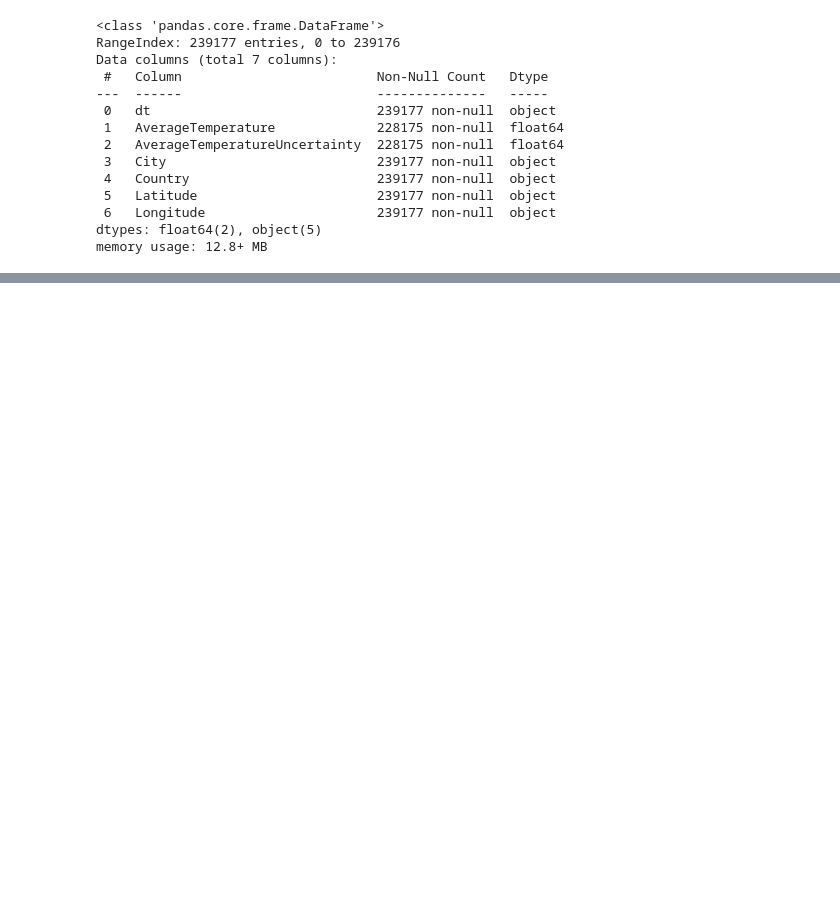
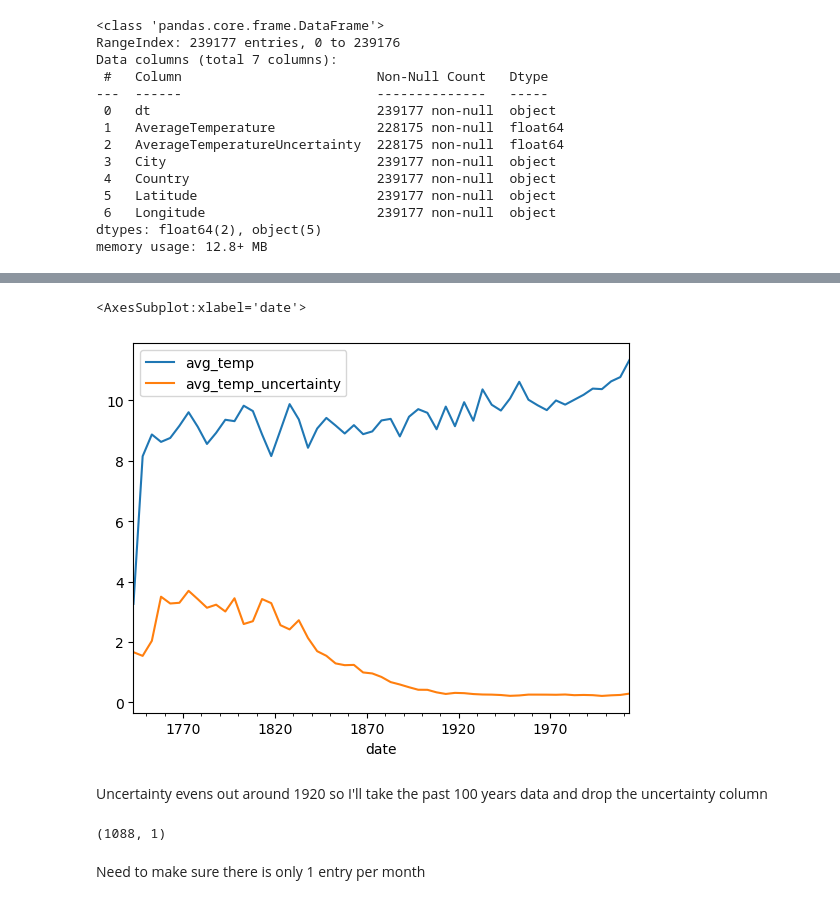
Before and after one commit to stephen-c-perry/time-series-1-day-project, a Jupyter notebook: scratch.ipynb, the cells around one changed output, grey strips where cells are left out. Cells and saved outputs as stored; diff of their text form; code cells hidden in the pictures; blank space fills up the shorter version.

```diff
--- a/scratch.ipynb
+++ b/scratch.ipynb
@@ -96,0 +168,8 @@ AverageTemperature Uncertainty?
+# %%
+#resample for every 2 years and plot
+df.resample('5Y').mean().plot()
+# %% [output]
+<AxesSubplot:xlabel='date'>
+[figure, added]
+# %% [markdown]
+Uncertainty evens out around 1920 so I'll take the past 100 years data and drop the uncertainty column
@@ -96,0 +180,6 @@ AverageTemperature Uncertainty?
+# %%
+df.shape
+# %% [output]
+(1088, 1)
+# %% [markdown]
+Need to make sure there is only 1 entry per month
```
Also changed, not shown: parts of 46 cells of this notebook, 2 other files.
